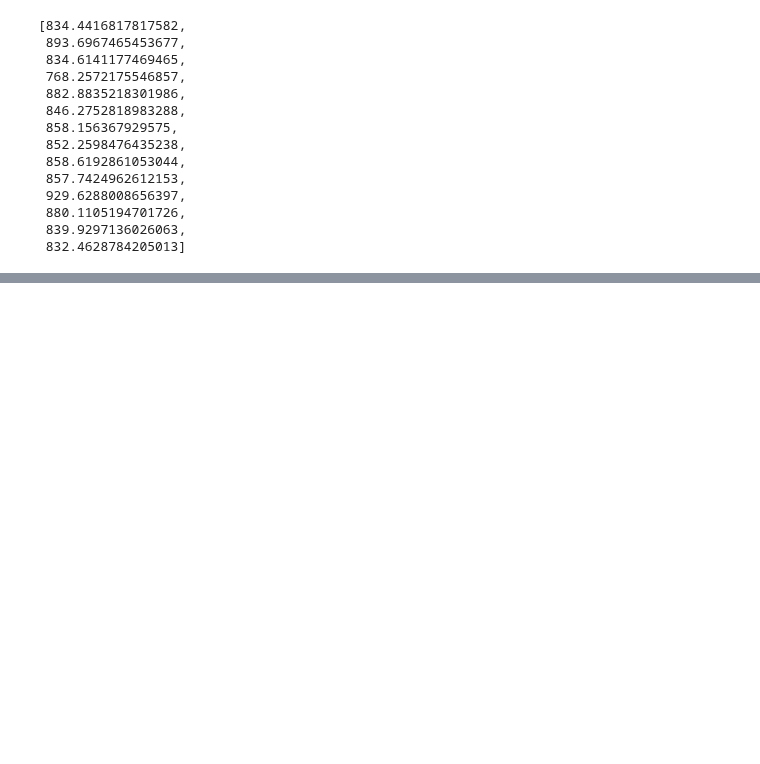
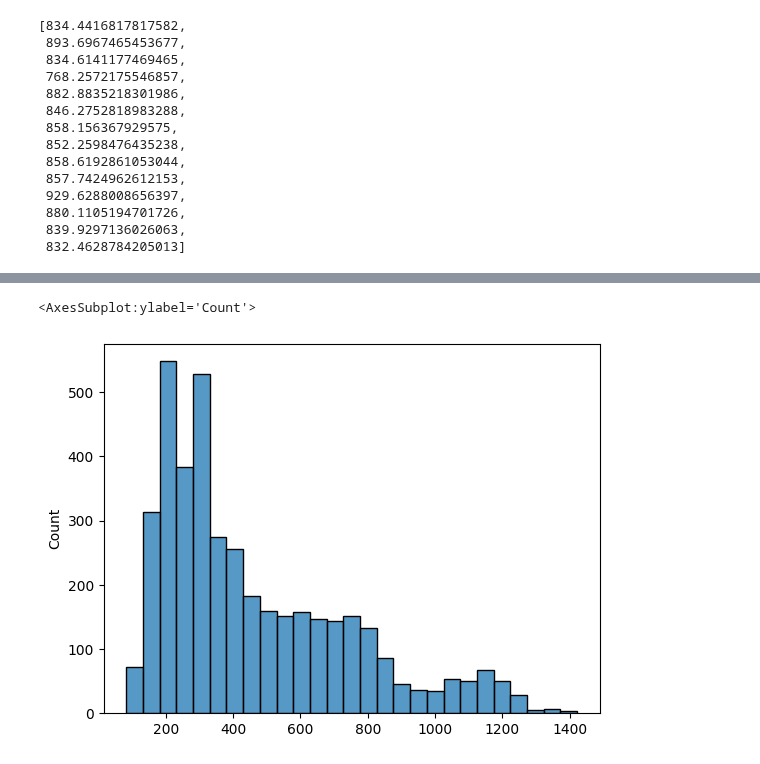
Before and after one commit to tobsthetobs/bsc-dataset-metrics, a Jupyter notebook: motion_blur_metric_idea.ipynb, the cells around one changed output, grey strips where cells are left out. Drawn from its saved outputs; the diff is of its cells as text; code cells hidden in the pictures; blank space fills up the shorter version.

```diff
--- a/motion_blur_metric_idea.ipynb
+++ b/motion_blur_metric_idea.ipynb
@@ -71,0 +109,5 @@ Scanning next folder current total of images processed:  30260
+# %%
+sns.histplot(blurdata_euroc, bins=dp.feedman_bins(blurdata_euroc))
+# %% [output]
+<AxesSubplot:ylabel='Count'>
+[figure, added]
```
Also changed, not shown: parts of 9 cells of this notebook, 1 other file.
